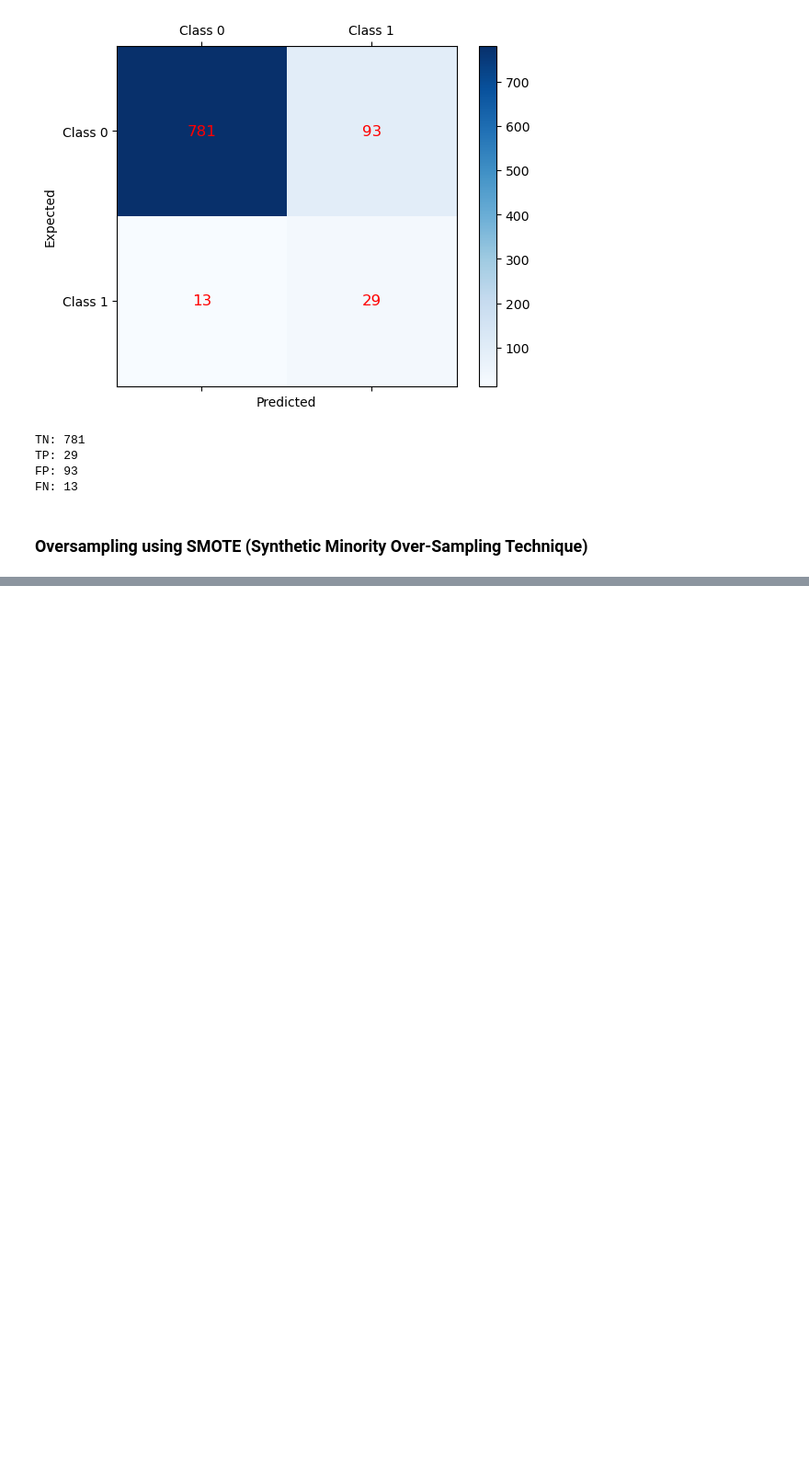
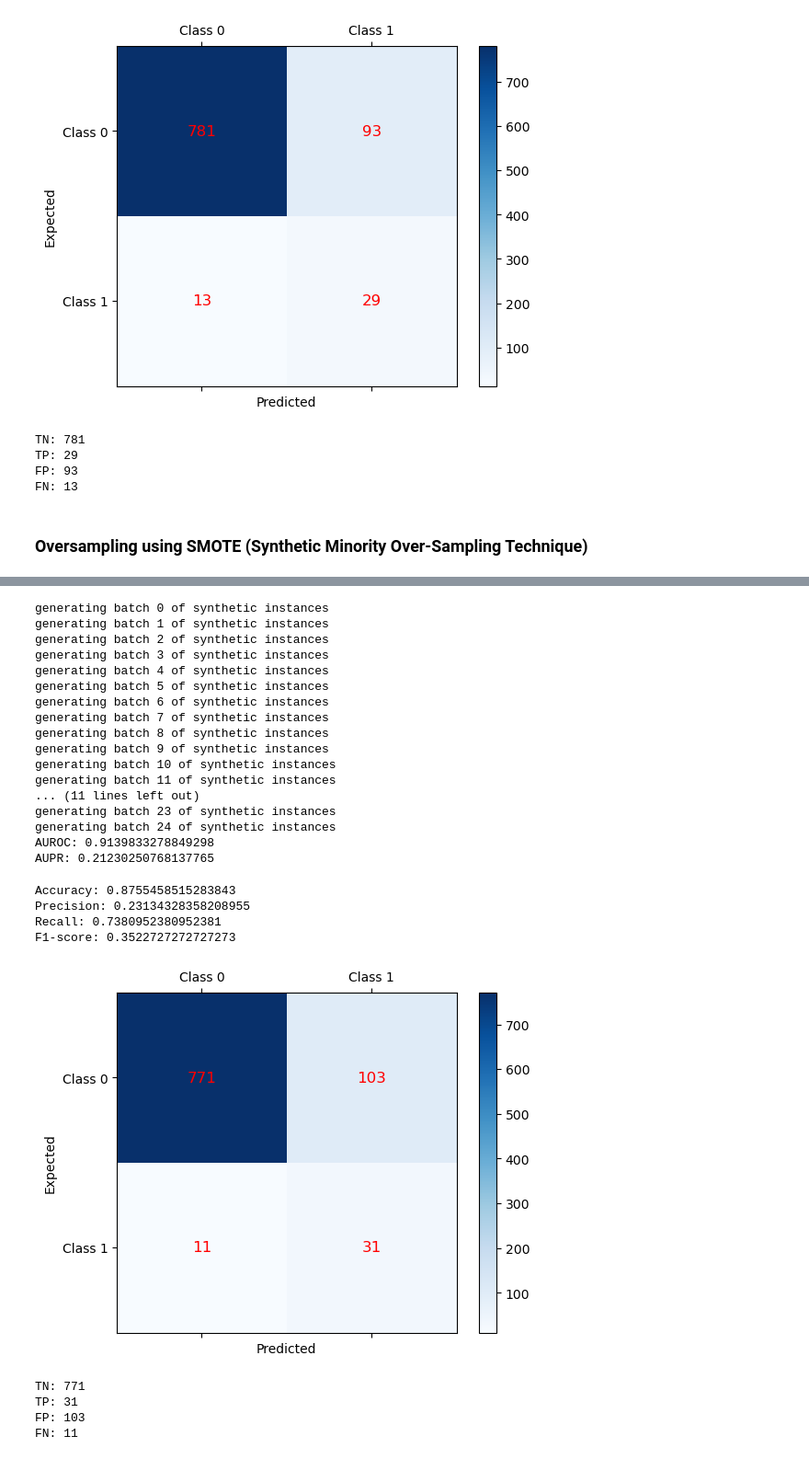
Before and after one commit to LimSzeZhong/medium_files, a Jupyter notebook: 20231109 Class Imbalance 1.ipynb, the cells around one changed output, grey strips where cells are left out. Shown: that part at 92% size. Drawn from its saved outputs; the diff is of its cells as text; code cells hidden in the pictures; blank space fills up the shorter version.

```diff
--- a/20231109 Class Imbalance 1.ipynb
+++ b/20231109 Class Imbalance 1.ipynb
@@ -807,0 +816,32 @@ FN: 6
+# %%
+# Config k = 5, Multiplier = 25
+config4a = SmoteConfig(76, 1, 5, 25, 1, 0)
+rf_model10a = wrapper_smote(config4a)
+evaluate_test_data(test_data, rf_model10a)
+# %% [output]
+generating batch 0 of synthetic instances
+generating batch 1 of synthetic instances
+generating batch 2 of synthetic instances
+generating batch 3 of synthetic instances
+generating batch 4 of synthetic instances
+generating batch 5 of synthetic instances
+generating batch 6 of synthetic instances
+generating batch 7 of synthetic instances
+generating batch 8 of synthetic instances
+generating batch 9 of synthetic instances
+generating batch 10 of synthetic instances
+generating batch 11 of synthetic instances
+... (11 lines left out)
+generating batch 23 of synthetic instances
+generating batch 24 of synthetic instances
+AUROC: 0.9139833278849298
+AUPR: 0.21230250768137765
+Accuracy: 0.8755458515283843
+Precision: 0.23134328358208955
+Recall: 0.7380952380952381
+F1-score: 0.3522727272727273
+[figure, added]
+TN: 771
+TP: 31
+FP: 103
+FN: 11
```
Also changed, not shown: parts of 5 cells of this notebook.
